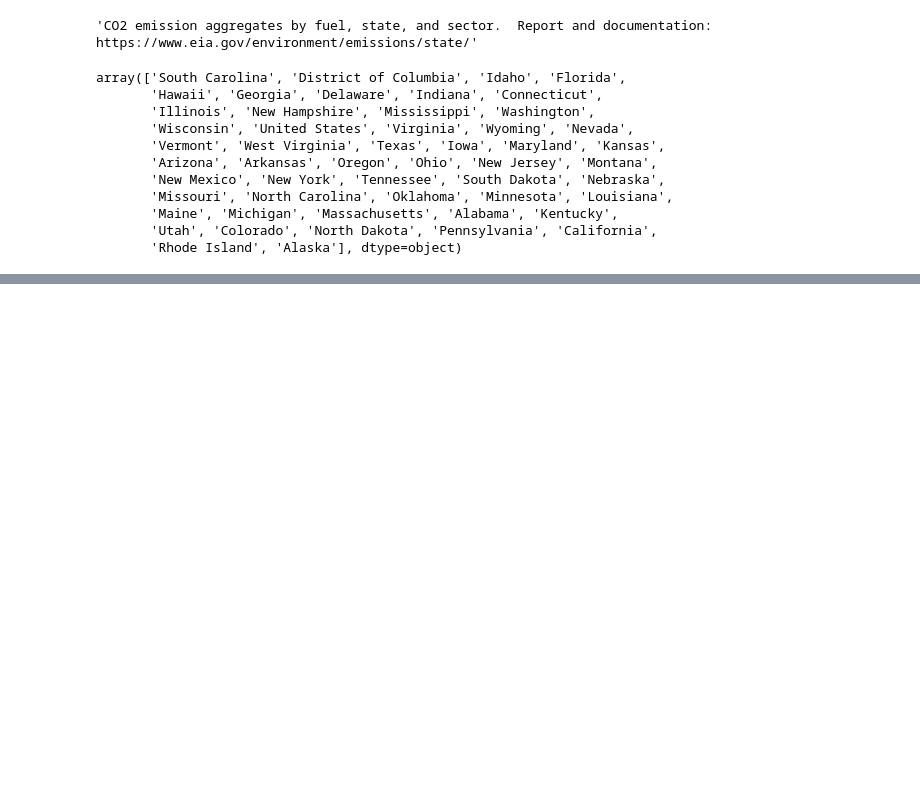
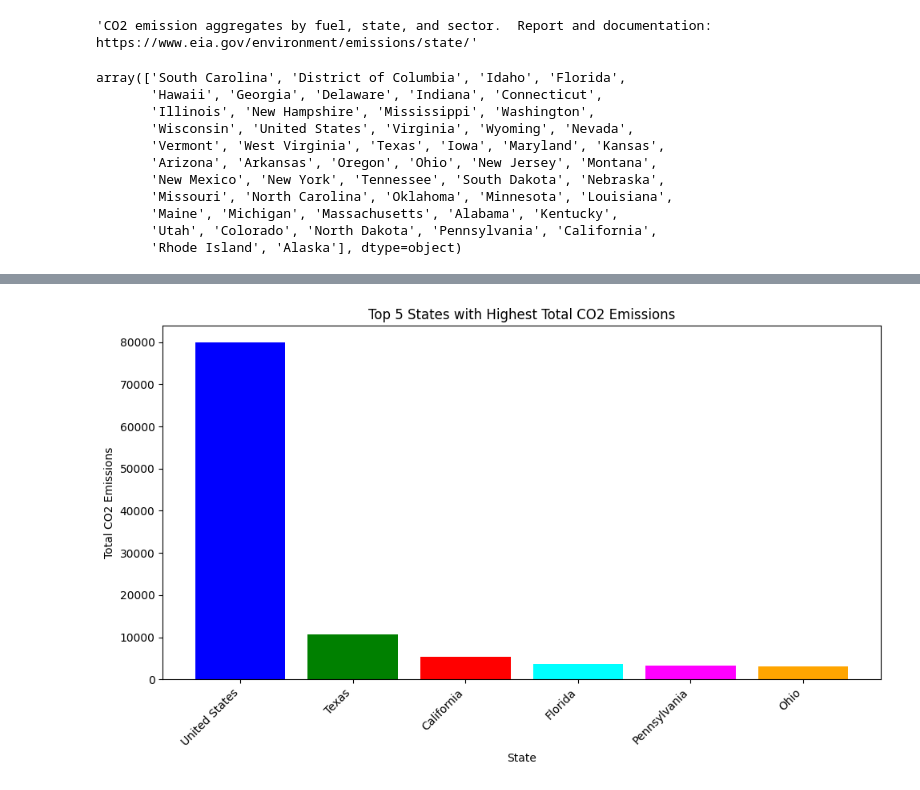
Before and after one commit to natalieassaad/labs, a Jupyter notebook: 01_api_calls/assignment_notebook.ipynb, the cells around one changed output, grey strips where cells are left out. Drawn from its saved outputs; the diff is of its cells as text; code cells hidden in the pictures; blank space fills up the shorter version.

```diff
--- a/01_api_calls/assignment_notebook.ipynb
+++ b/01_api_calls/assignment_notebook.ipynb
@@ -332,0 +354,20 @@ array(['South Carolina', 'District of Columbia', 'Idaho', 'Florida',
+# %%
+import matplotlib.pyplot as plt
+
+# Group by state-name and sum the values
+state_sums = eia_df.groupby('state-name')['value'].sum()
+
+# Sort the values in descending order and get the top 5
+top_5_states = state_sums.sort_values(ascending=False).head(6)
+
+# Create the bar plot
+plt.figure(figsize=(10, 6))
+plt.bar(top_5_states.index, top_5_states.values, color=['blue', 'green', 'red', 'cyan', 'magenta','orange'])
+plt.xlabel('State')
+plt.ylabel('Total CO2 Emissions')
+plt.title('Top 5 States with Highest Total CO2 Emissions')
+plt.xticks(rotation=45, ha='right')
+plt.tight_layout()
+plt.show()
+# %% [output]
+[figure, added]
```
Also changed, not shown: parts of 3 cells of this notebook.
